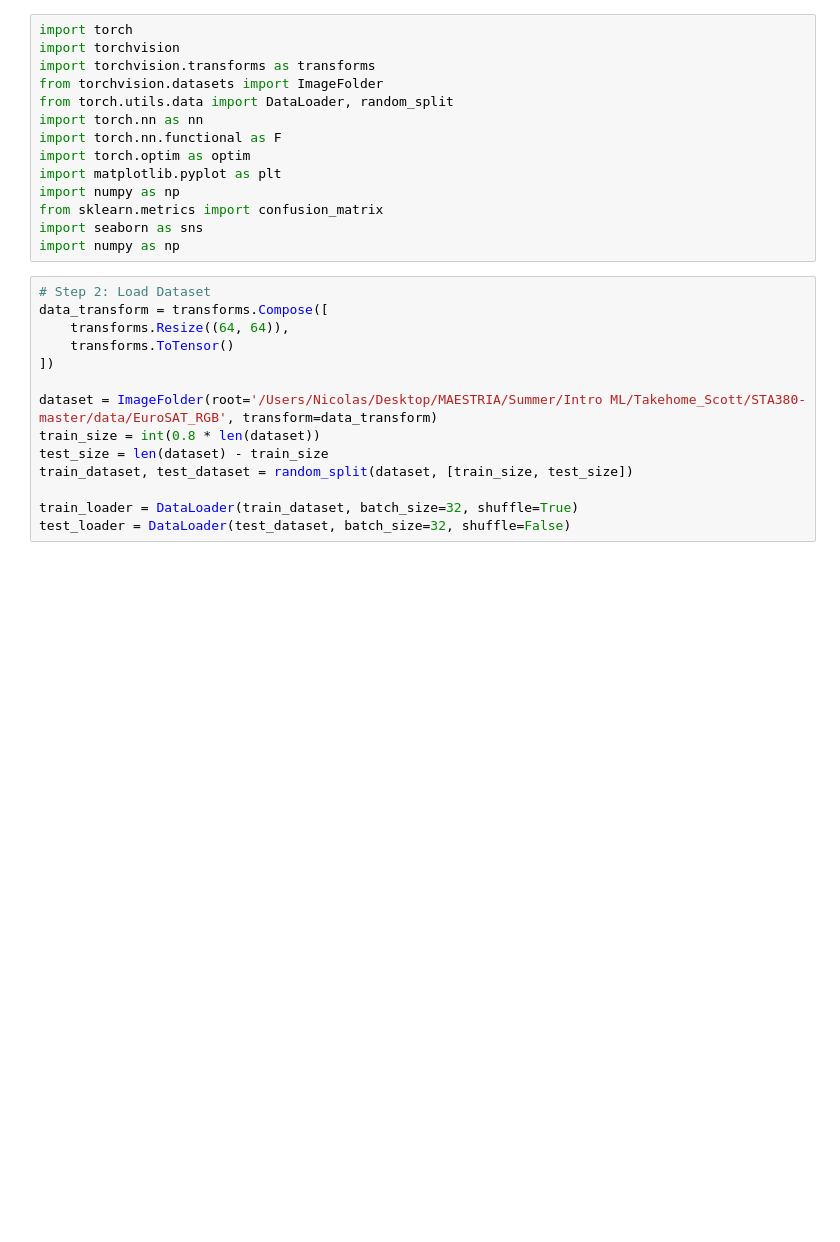
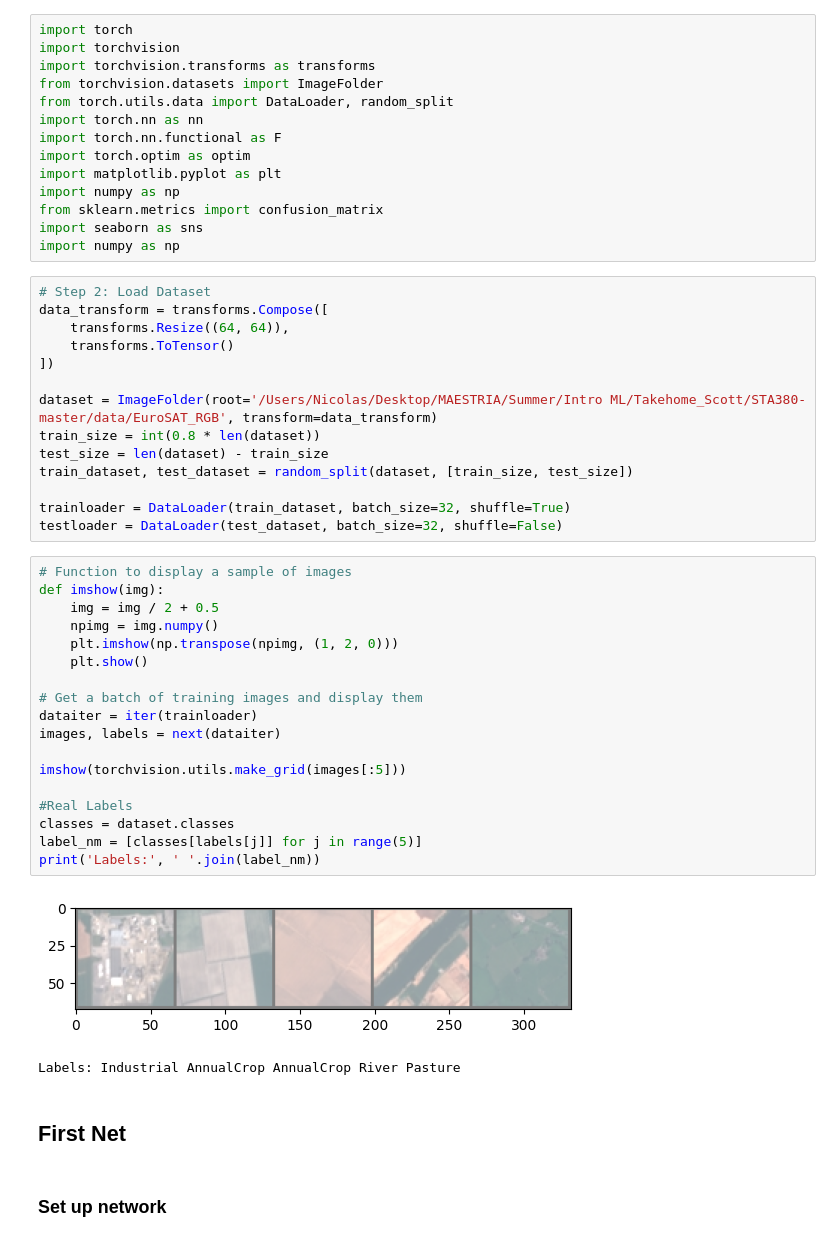
Before and after one commit to jncurrea/TAKEHOME_SCOTT, a Jupyter notebook: Project_Codes/Image_classification_nn.ipynb, the cells around one changed output. Drawn from its saved outputs; the diff is of its cells as text; blank space fills up the shorter version.

```diff
--- a/Project_Codes/Image_classification_nn.ipynb
+++ b/Project_Codes/Image_classification_nn.ipynb
@@ -24,6 +24,31 @@ train_size = int(0.8 * len(dataset))
 test_size = len(dataset) - train_size
 train_dataset, test_dataset = random_split(dataset, [train_size, test_size])
 
-train_loader = DataLoader(train_dataset, batch_size=32, shuffle=True)
-test_loader = DataLoader(test_dataset, batch_size=32, shuffle=False)
+trainloader = DataLoader(train_dataset, batch_size=32, shuffle=True)
+testloader = DataLoader(test_dataset, batch_size=32, shuffle=False)
+# %%
+# Function to display a sample of images
+def imshow(img):
+    img = img / 2 + 0.5
+    npimg = img.numpy()
+    plt.imshow(np.transpose(npimg, (1, 2, 0)))
+    plt.show()
+
+# Get a batch of training images and display them
+dataiter = iter(trainloader)
+images, labels = next(dataiter)
+
+imshow(torchvision.utils.make_grid(images[:5]))
+
+#Real Labels
+classes = dataset.classes
+label_nm = [classes[labels[j]] for j in range(5)]
+print('Labels:', ' '.join(label_nm))
+# %% [output]
+[figure, added]
+Labels: Industrial AnnualCrop AnnualCrop River Pasture
+# %% [markdown]
+## First Net
+# %% [markdown]
+### Set up network
 # %%
```
Also changed, not shown: parts of 24 cells of this notebook, 2 other files.
